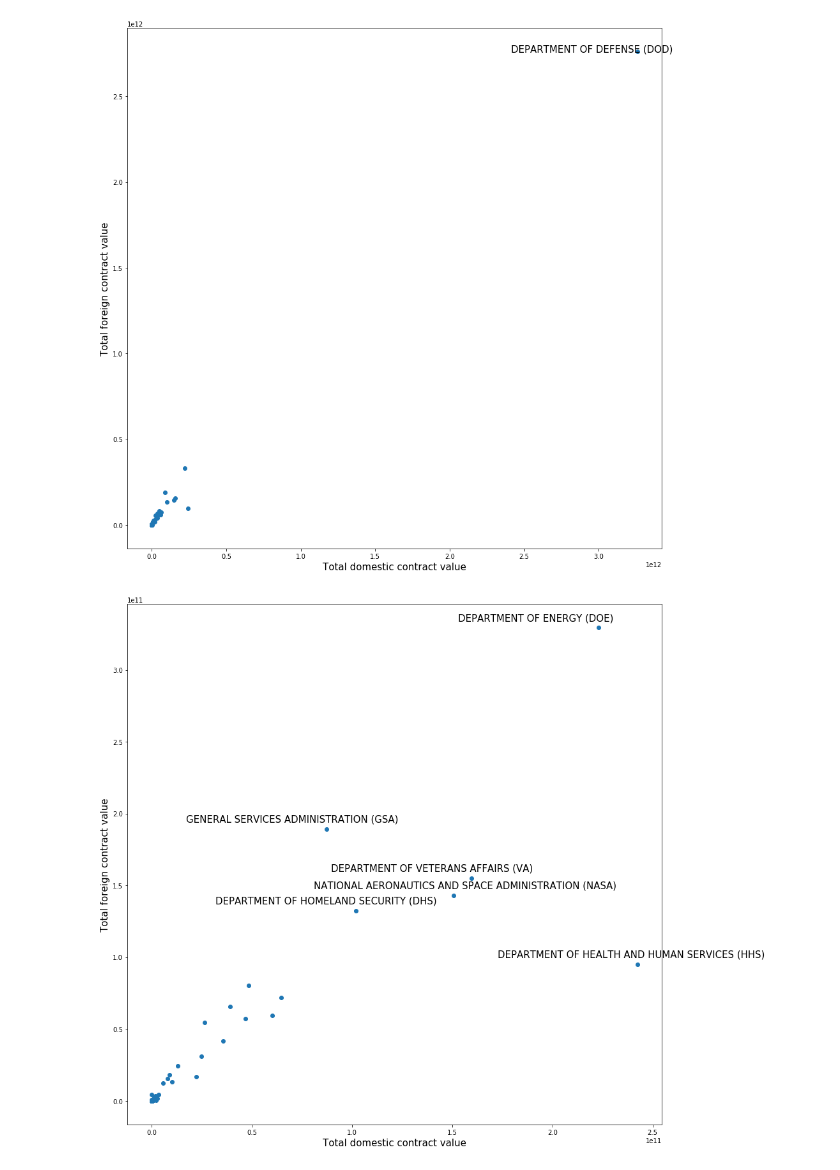
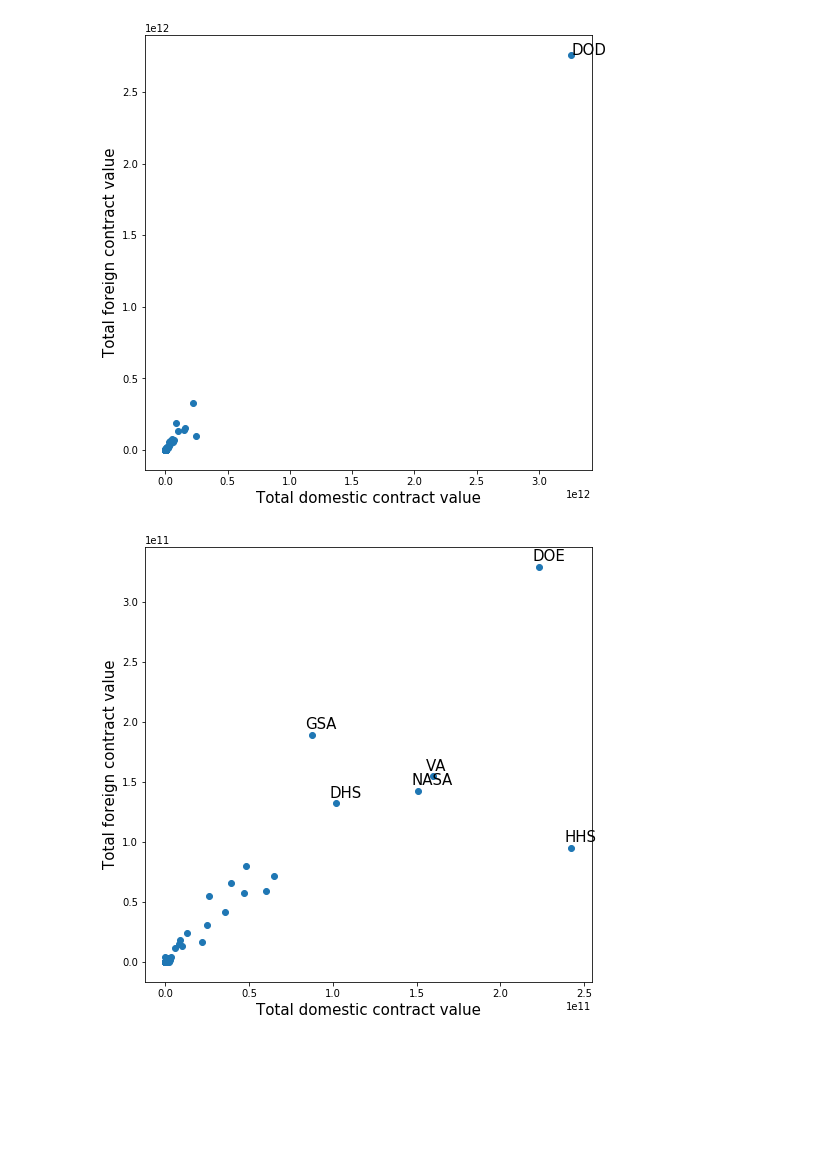
Before and after one commit to C7C8/ds3001-critter-analysis, a Jupyter notebook: notebooks/summary stats.ipynb, the cells around one changed output. Saved outputs shown, nothing was run; the diff lists cells and outputs as text; code cells hidden in the pictures; blank space fills up the shorter version.

```diff
--- a/notebooks/summary stats.ipynb
+++ b/notebooks/summary stats.ipynb
@@ -4,7 +4,7 @@
 #imports
 from numpy import *
 import matplotlib.pyplot as plt
-plt.rcParams['figure.figsize'] = [15, 15]
+plt.rcParams['figure.figsize'] = [8, 8]
 
 import numpy as np
 from prettytable import PrettyTable
@@ -42,7 +42,7 @@ for x in agencyToSpending:
 plt.scatter(domesticSpending,foreignSpending)
 plt.ylabel('Total foreign contract value', fontsize=15)
 plt.xlabel('Total domestic contract value', fontsize=15)
-plt.annotate('DEPARTMENT OF DEFENSE (DOD)',(agencyToSpending['DEPARTMENT OF DEFENSE (DOD)'][0] - .85*10**12,
+plt.annotate('DOD',(agencyToSpending['DEPARTMENT OF DEFENSE (DOD)'][0],
                                             agencyToSpending['DEPARTMENT OF DEFENSE (DOD)'][1]), fontsize=15)
 plt.show()
 
@@ -54,36 +54,36 @@ tier2X = [tier2Agencies[x][0] for x in tier2Agencies]
 tier2Y = [tier2Agencies[x][1] for x in tier2Agencies]
 plt.scatter(tier2X,tier2Y)
 for x,y,label in zip(tier2X,tier2Y,tier2Agencies.keys()):
     if x > .8*(10**11):
-        plt.annotate(label,(x - (.7*10**11),y+.5*10**10), fontsize=15)
+        plt.annotate(label.split('(')[1].split(')')[0],(x - .4*10**10 ,y+.5*10**10), fontsize=15)
 plt.ylabel('Total foreign contract value', fontsize=15)
 plt.xlabel('Total domestic contract value', fontsize=15)
 plt.show()
 
 # #.4*10**11
 # tier3Agencies = {}
 # for agency in agencyToSpending:
 #     if agencyToSpending[agency][0] < .5*10**11:
 #         tier3Agencies[agency] = agencyToSpending[agency]
 # tier3X = [tier3Agencies[x][0] for x in tier3Agencies]
 # tier3Y = [tier3Agencies[x][1] for x in tier3Agencies]
 # plt.scatter(tier3X,tier3Y)
 # for x,y,label in zip(tier3X,tier3Y,tier3Agencies.keys()):
 #     if x > .6*(10**10):
 #         plt.annotate(label,(x,y))
 # plt.ylabel('Total foreign contract value')
 # plt.xlabel('Total domestic contract value')
 # plt.show()
 
 averageForeignSpending = sum(foreignSpending) / len(foreignSpending)
 domesticSpendingByAgency = sum(domesticSpending) / len(domesticSpending)
 print('median foregin spending: ', median(foreignSpending))
 print('average foregin spending: ', averageForeignSpending)
 print('median domestic spending: ', median(domesticSpending))
 print('average domestic spending: ', domesticSpendingByAgency)
 # %% [output]
-[figure, old version]
+[figure, new version]
-[figure, old version]
+[figure, new version]
 median foregin spending:  212643618.62
 average foregin spending:  49389312174.00573
 median domestic spending:  154337198.07
```
Also changed, not shown: 1 other file.
